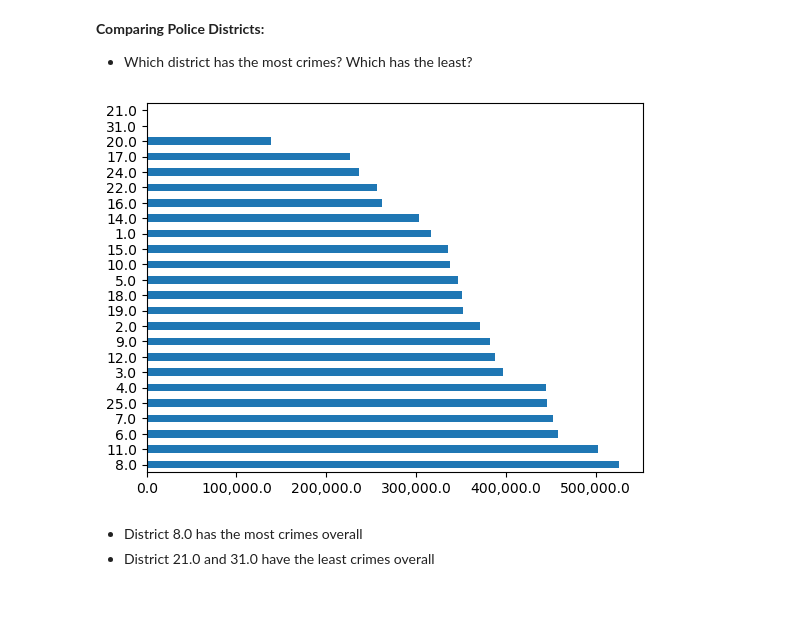
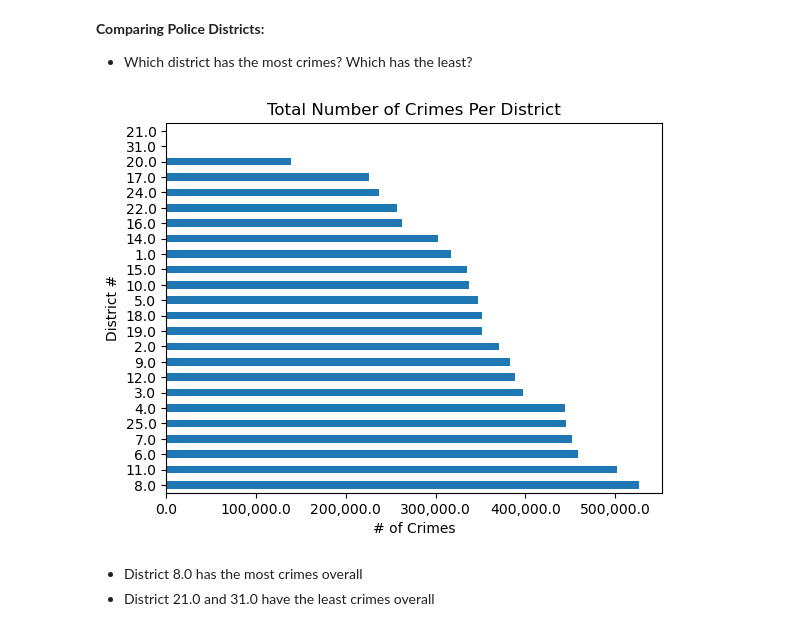
Before and after one commit to hgploutz/Project-4, a Jupyter notebook: Project 4 Notebook.ipynb, the cells around one changed output. Drawn from its saved outputs; the diff is of its cells as text; code cells hidden in the pictures; blank space fills up the shorter version.

```diff
--- a/Project 4 Notebook.ipynb
+++ b/Project 4 Notebook.ipynb
@@ -114,17 +114,18 @@ merged_df.head()
 # %%
 # Sort the dataframe by the value counts of the 'District' column in ascending order
 sorted_df = merged_df['District'].value_counts().sort_values(ascending=True)
 
 # Plotting the sorted value counts by the district
-ax = sorted_df.plot(kind='barh')
+ax = sorted_df.plot(kind='barh', xlabel='# of Crimes', ylabel='District #',
+                   title='Total Number of Crimes Per District')
 
 # Formatting x-axis labels with commas every 3 numbers
 ax.xaxis.set_major_formatter(StrMethodFormatter('{x:,}'))
 
 # Reverse the y-axis to have the lowest district at the top
 ax.invert_yaxis()
 # %% [output]
-[figure, old version]
+[figure, new version]
 # %% [markdown]
 - District 8.0 has the most crimes overall
 - District 21.0 and 31.0 have the least crimes overall
```
Also changed, not shown: parts of 1 cell of this notebook.
